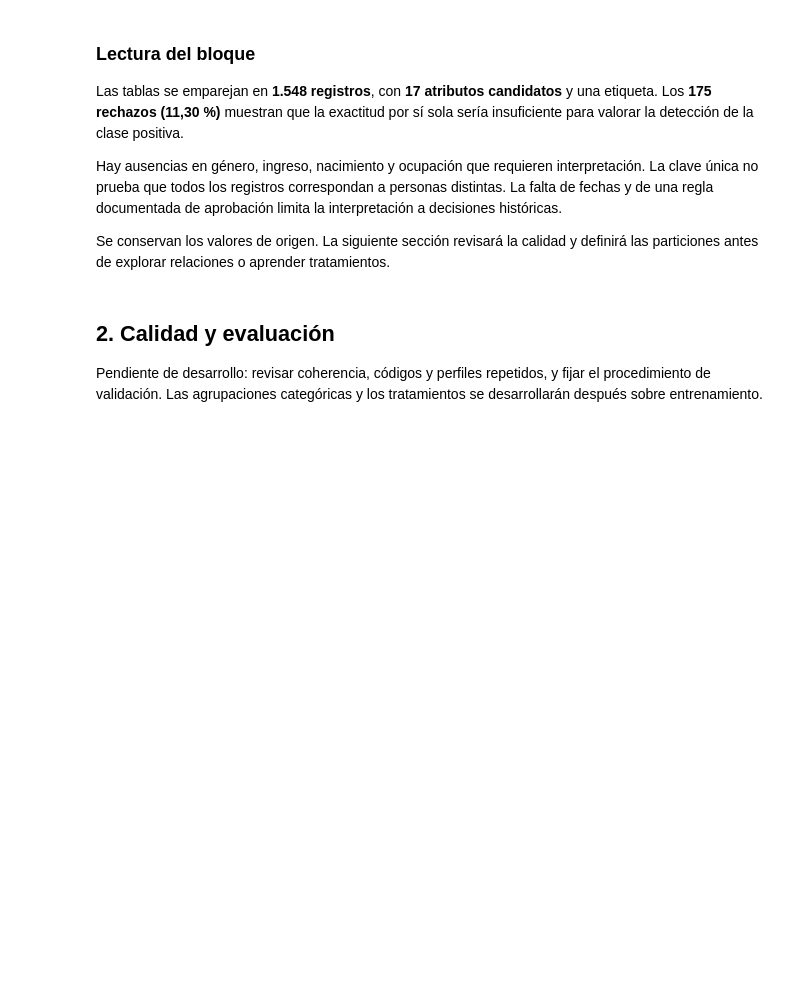
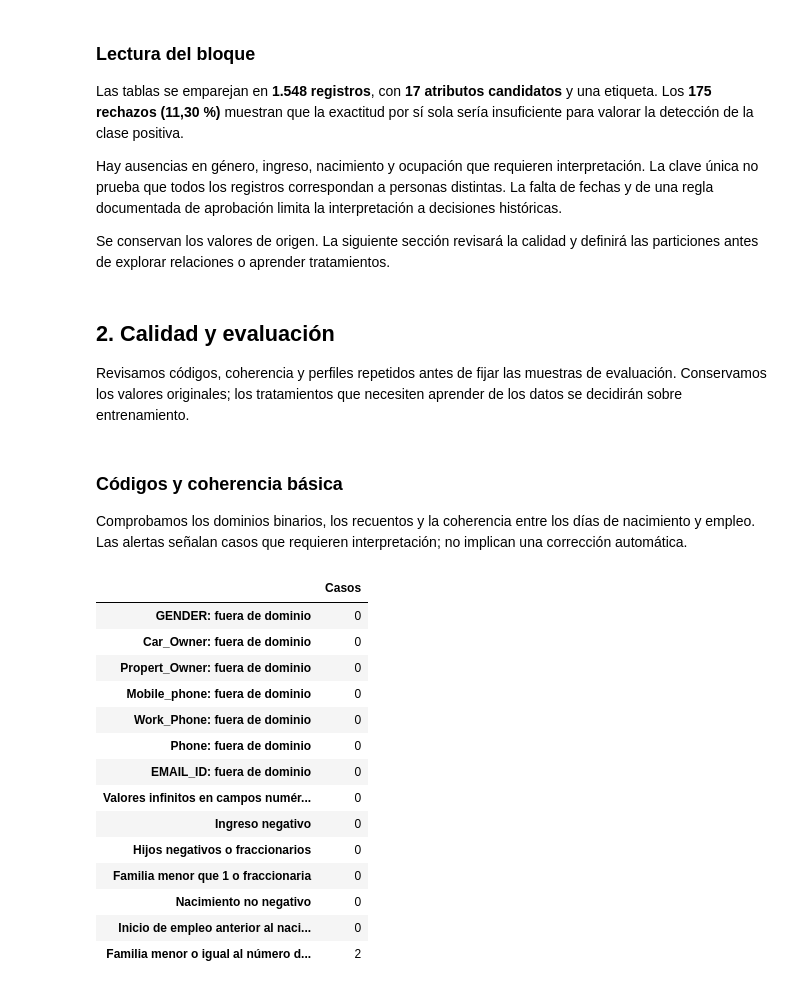
Before and after one commit to toni-oc/clasificacion-solicitudes-tarjeta, a Jupyter notebook: notebooks/01-analisis-y-modelado.ipynb, the cells around one changed output. Saved outputs shown, nothing was run; the diff lists cells and outputs as text; code cells hidden in the pictures; blank space fills up the shorter version.

```diff
--- a/notebooks/01-analisis-y-modelado.ipynb
+++ b/notebooks/01-analisis-y-modelado.ipynb
@@ -134,4 +145,45 @@ Se conservan los valores de origen. La siguiente sección revisará la calidad y
 # %% [markdown]
 ## 2. Calidad y evaluación
 
-Pendiente de desarrollo: revisar coherencia, códigos y perfiles repetidos, y fijar el procedimiento de validación. Las agrupaciones categóricas y los tratamientos se desarrollarán después sobre entrenamiento.
+Revisamos códigos, coherencia y perfiles repetidos antes de fijar las muestras de evaluación. Conservamos los valores originales; los tratamientos que necesiten aprender de los datos se decidirán sobre entrenamiento.
+# %% [markdown]
+### Códigos y coherencia básica
+
+Comprobamos los dominios binarios, los recuentos y la coherencia entre los días de nacimiento y empleo. Las alertas señalan casos que requieren interpretación; no implican una corrección automática.
+# %%
+dominios = {
+    "GENDER": ["F", "M"], "Car_Owner": ["Y", "N"], "Propert_Owner": ["Y", "N"],
+    "Mobile_phone": [0, 1], "Work_Phone": [0, 1], "Phone": [0, 1], "EMAIL_ID": [0, 1],
+}
+alertas = {
+    f"{campo}: fuera de dominio": (datos[campo].notna() & ~datos[campo].isin(valores)).sum()
+    for campo, valores in dominios.items()
+}
+alertas.update({
+    "Valores infinitos en campos numéricos": np.isinf(datos.select_dtypes("number")).sum().sum(),
+    "Ingreso negativo": datos["Annual_income"].lt(0).sum(),
+    "Hijos negativos o fraccionarios": (datos["CHILDREN"].lt(0) | datos["CHILDREN"].mod(1).ne(0)).sum(),
+    "Familia menor que 1 o fraccionaria": (datos["Family_Members"].lt(1) | datos["Family_Members"].mod(1).ne(0)).sum(),
+    "Nacimiento no negativo": datos["Birthday_count"].ge(0).sum(),
+    "Inicio de empleo anterior al nacimiento": (
+        datos["Employed_days"].le(0) & datos["Employed_days"].lt(datos["Birthday_count"])
+    ).sum(),
+    "Familia menor o igual al número de hijos": datos["Family_Members"].le(datos["CHILDREN"]).sum(),
+})
+display(pd.Series(alertas, name="Casos").to_frame())
+# %% [output]
+|  | Casos |
+| GENDER: fuera de dominio | 0 |
+| Car_Owner: fuera de dominio | 0 |
+| Propert_Owner: fuera de dominio | 0 |
+| Mobile_phone: fuera de dominio | 0 |
+| Work_Phone: fuera de dominio | 0 |
+| Phone: fuera de dominio | 0 |
+| EMAIL_ID: fuera de dominio | 0 |
+| Valores infinitos en campos numér... | 0 |
+| Ingreso negativo | 0 |
+| Hijos negativos o fraccionarios | 0 |
+| Familia menor que 1 o fraccionaria | 0 |
+| Nacimiento no negativo | 0 |
+| Inicio de empleo anterior al naci... | 0 |
+| Familia menor o igual al número d... | 2 |
```
Also changed, not shown: parts of 31 cells of this notebook, 8 other files.
